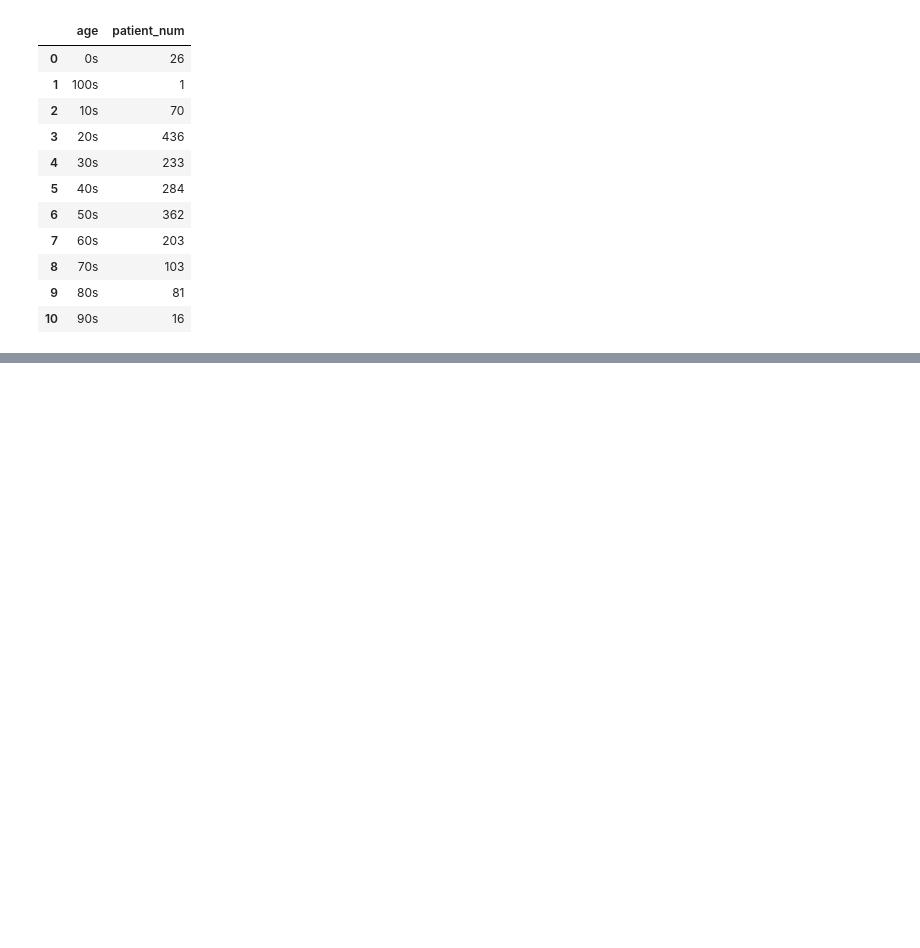
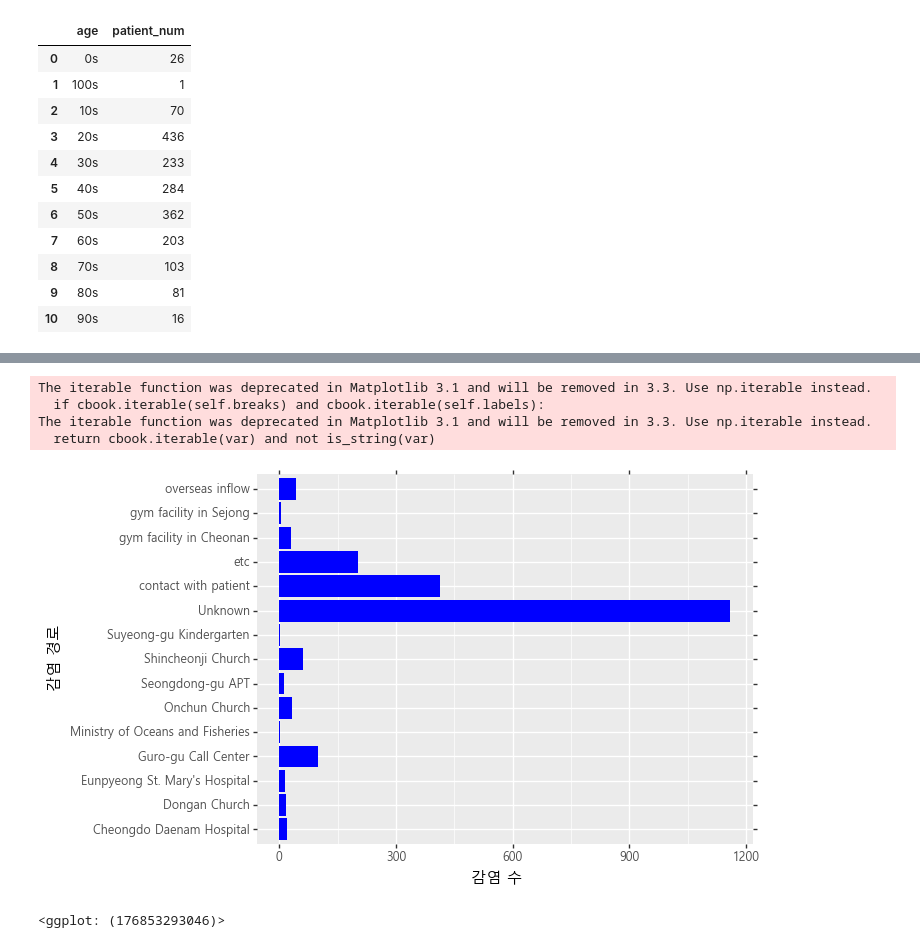
Before and after one commit to young-hun-jo/DataAnalysis, a Jupyter notebook: Covid19_SouthKorea.ipynb, the cells around one changed output, grey strips where cells are left out. Drawn from its saved outputs; the diff is of its cells as text; code cells hidden in the pictures; blank space fills up the shorter version.

```diff
--- a/Covid19_SouthKorea.ipynb
+++ b/Covid19_SouthKorea.ipynb
@@ -317,0 +432,4 @@ The iterable function was deprecated in Matplotlib 3.1 and will be removed in 3.
+# %%
+# 데이터 이름 길어서 data라는 데이터프레임으로 복사본 만들기
+data = patient_info.copy()
+data.head()
@@ -317,0 +448,3 @@ The iterable function was deprecated in Matplotlib 3.1 and will be removed in 3.
+# %%
+data['infection_case'] = data['infection_case'].fillna("Unknown")
+data['infection_case'].isnull().sum()
@@ -317,0 +474,5 @@ The iterable function was deprecated in Matplotlib 3.1 and will be removed in 3.
+# %%
+infection = pd.DataFrame(data['infection_case'].value_counts())
+infection = infection.reset_index()
+infection.columns = ['감염 경로', '감염 수']
+infection
@@ -317,0 +496,14 @@ The iterable function was deprecated in Matplotlib 3.1 and will be removed in 3.
+# %%
+(ggplot(infection)
+ +aes(x='감염 경로', y='감염 수')
+ +geom_bar(stat='identity', position='dodge', fill='blue')
+ +coord_flip()
+ +theme(text=element_text(family='Malgun Gothic'))
+)
+# %% [output]
+The iterable function was deprecated in Matplotlib 3.1 and will be removed in 3.3. Use np.iterable instead.
+  if cbook.iterable(self.breaks) and cbook.iterable(self.labels):
+The iterable function was deprecated in Matplotlib 3.1 and will be removed in 3.3. Use np.iterable instead.
+  return cbook.iterable(var) and not is_string(var)
+[figure, added]
+<ggplot: (176853293046)>
```
Also changed, not shown: parts of 24 cells of this notebook.
